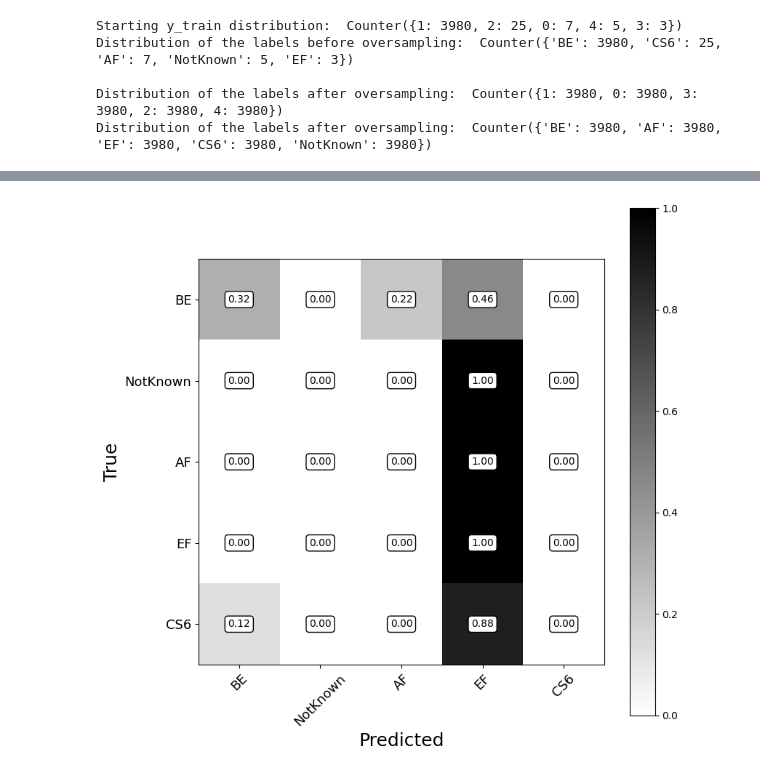
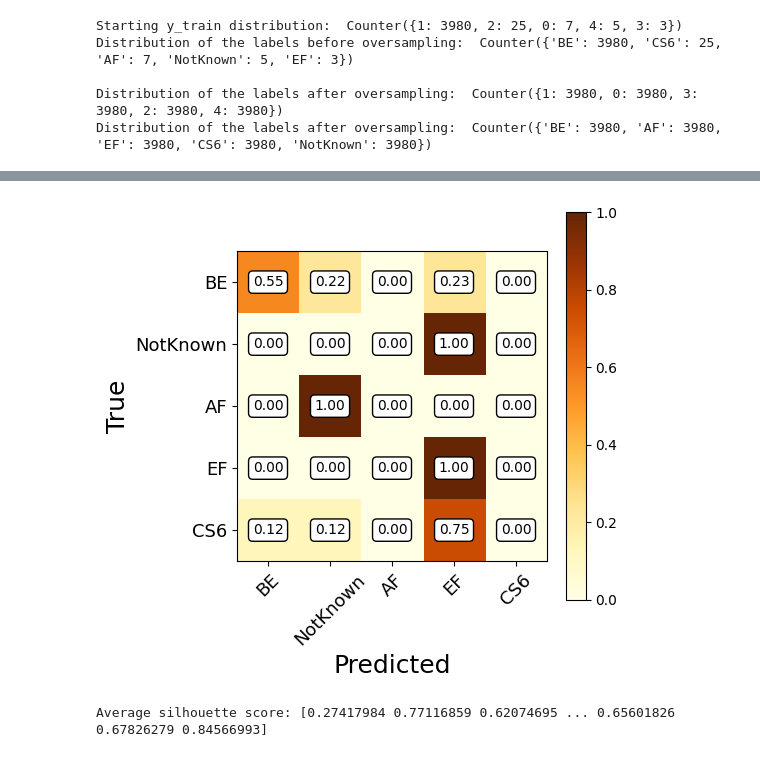
Before and after one commit to ericrubia99/NBD_Lab, a Jupyter notebook: Project.ipynb, the cells around one changed output, grey strips where cells are left out. Saved outputs shown, nothing was run; the diff lists cells and outputs as text; code cells hidden in the pictures.

Commit message:
Update of part B, 2 new features and silhouette plot

```diff
--- a/Project.ipynb
+++ b/Project.ipynb
@@ -1151,7 +1170,7 @@ Distribution of the labels after oversampling:  Counter({'BE': 3980, 'AF': 3980,
 kmeans_kwargs = {
     "init": "k-means++",
     "n_init": 10,
-    "max_iter": 300,
+    "max_iter": 1000,
     "random_state": 26111998,
     #"n_clusters":10,
 }
@@ -1176,6 +1195,6 @@ plt.show()
 kl = KneeLocator(
     range(1, 15), sse, curve="convex", direction="decreasing", interp_method= "interp1d"
 )
-opt = kl.elbow + 2 #TO FIX!!!
+opt = kl.elbow
 print("Optimal number of clusters: ",opt)
 # %% [output]
@@ -1187,8 +1206,8 @@ kmeans = KMeans(
     init="k-means++",
     n_clusters=opt,
     n_init=10,
-    max_iter=300,
+    max_iter=1000,
     random_state=26111998
 )
-kmeans.fit(X_over) #che schifo..
+kmeans.fit(X_over)
 # %% [output]
@@ -1244,7 +1256,7 @@ def plot_confusion_matrix(df_confusion, title='Confusion matrix', cmap=plt.cm.gr
 
     '''Confusion Matrix Evaluation'''
 
-    plt.figure(figsize=(9,9))
+    plt.figure(figsize=(5,5))
     plt.matshow(df_confusion, cmap=cmap,fignum=1) # imshow
 
     for (i, j), z in np.ndenumerate(df_confusion):
@@ -1268,12 +1280,12 @@ def plot_confusion_matrix(df_confusion, title='Confusion matrix', cmap=plt.cm.gr
 # %%
 # Confusion matrix evaluation
 confmatrix = confusion_matrix(le.inverse_transform(y_test),
                               prediction,
-                 labels=labels)
+                              labels=labels)
 
 df_confusion = pd.DataFrame(confmatrix, index=labels, columns=labels)
 df_conf_norm = df_confusion.div(df_confusion.sum(axis=1),axis=0)
 
-plot_confusion_matrix(df_conf_norm)
+plot_confusion_matrix(df_conf_norm,cmap=plt.cm.YlOrBr)
 # %% [output]
-[figure, old version]
+[figure, new version]
@@ -1281,0 +1292,5 @@ plot_confusion_matrix(df_conf_norm)
+# %%
+sample_silhouette_values = silhouette_samples(X_over, kmeans.labels_)
+print("Average silhouette score:", sample_silhouette_values)
+# %% [output]
+Average silhouette score: [0.27417984 0.77116859 0.62074695 ... 0.65601826 0.67826279 0.84566993]
```
Also changed, not shown: parts of 15 cells of this notebook.
